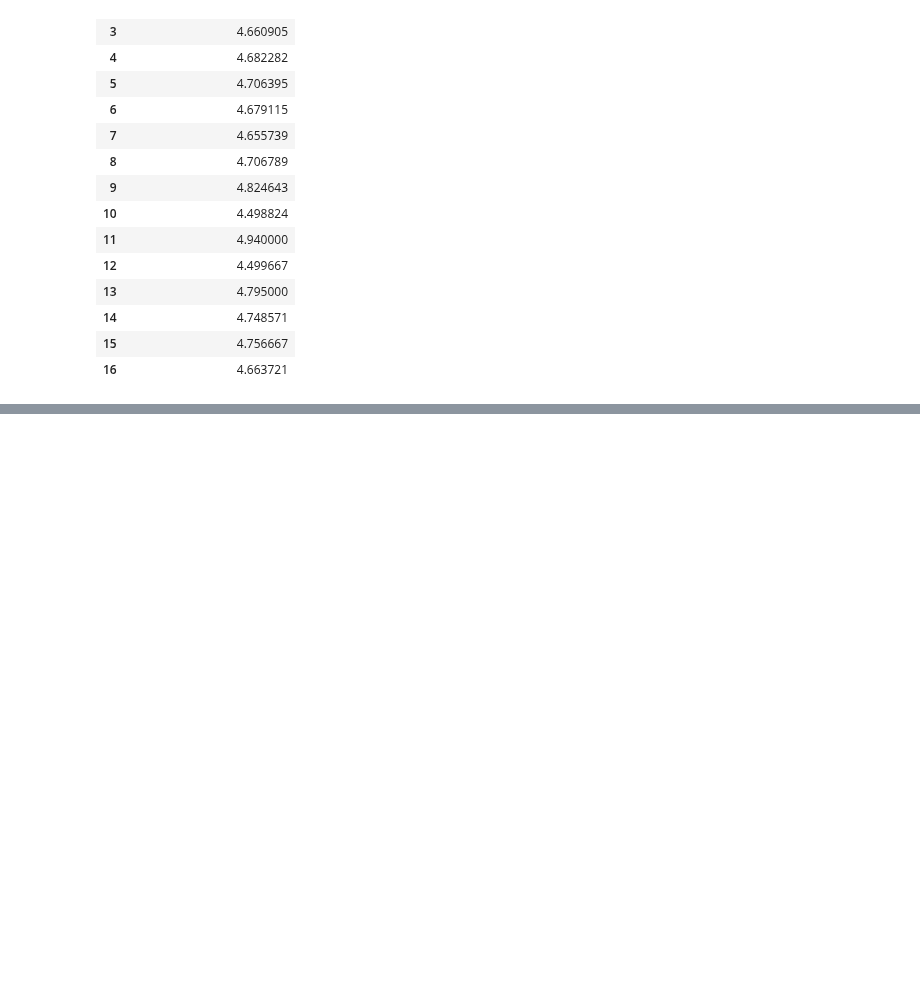
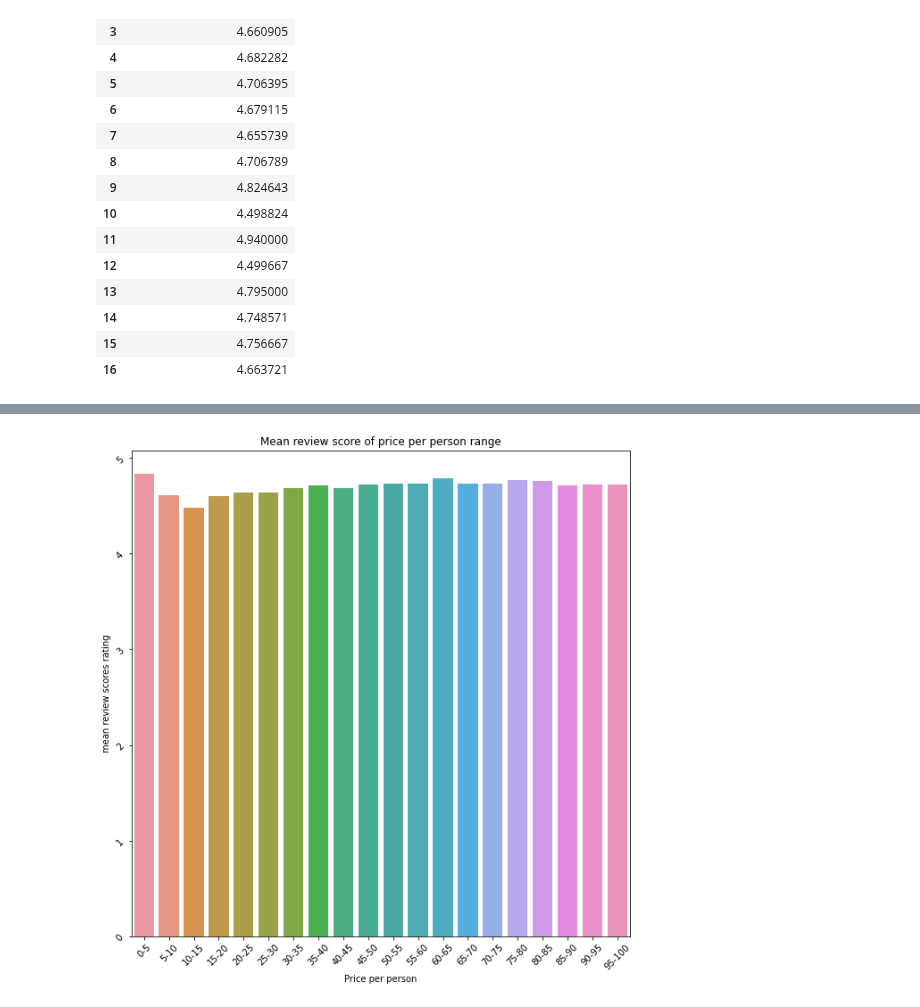
Before and after one commit to data301-2021-winter1/project-group11-project, a Jupyter notebook: notebooks/analysis3.ipynb, the cells around one changed output, grey strips where cells are left out. Drawn from its saved outputs; the diff is of its cells as text; code cells hidden in the pictures; blank space fills up the shorter version.

```diff
--- a/notebooks/analysis3.ipynb
+++ b/notebooks/analysis3.ipynb
@@ -643,2 +596,9 @@ ars
+# %%
+plt.figure(figsize = (10,10))
+sns.barplot(x=mrsrf.index.values, y='mean_review_scores_rating', data=mrsrf).set(xlabel="Price per person", ylabel = "mean review scores rating", title = 'Mean review score of price per person range')
+#plt.xticks(rotation=90)
+plt.tick_params(labelrotation=45)
+# %% [output]
+[figure, added]
 # %%
 plt.figure(figsize = (10,10))
```
Also changed, not shown: parts of 17 cells of this notebook, 1 other file.
